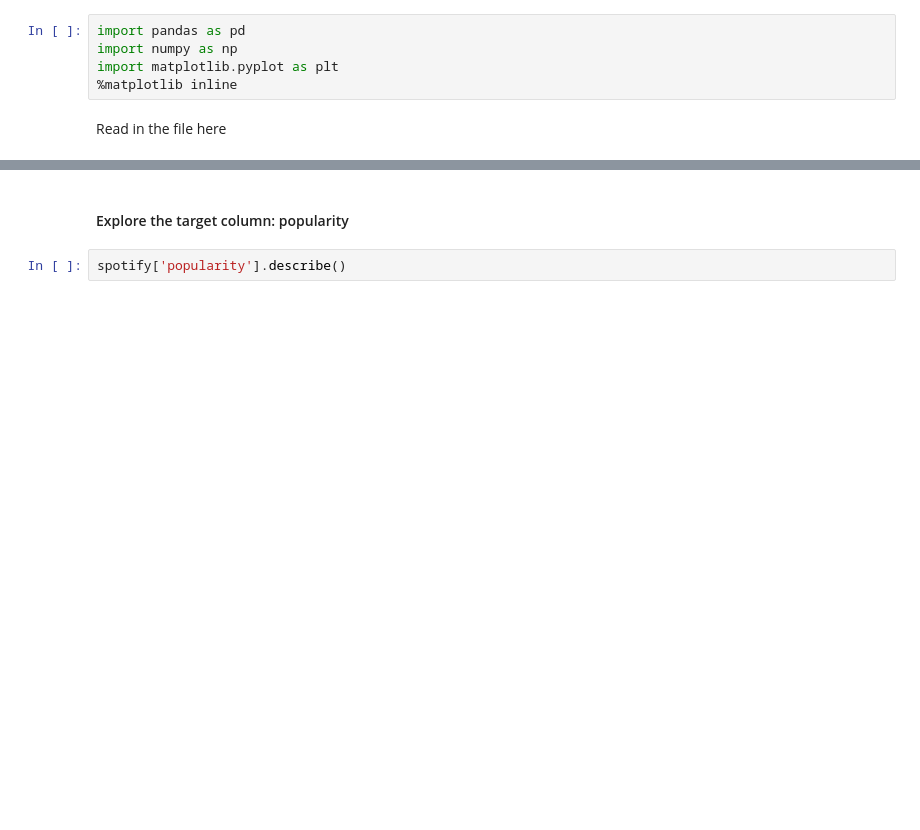
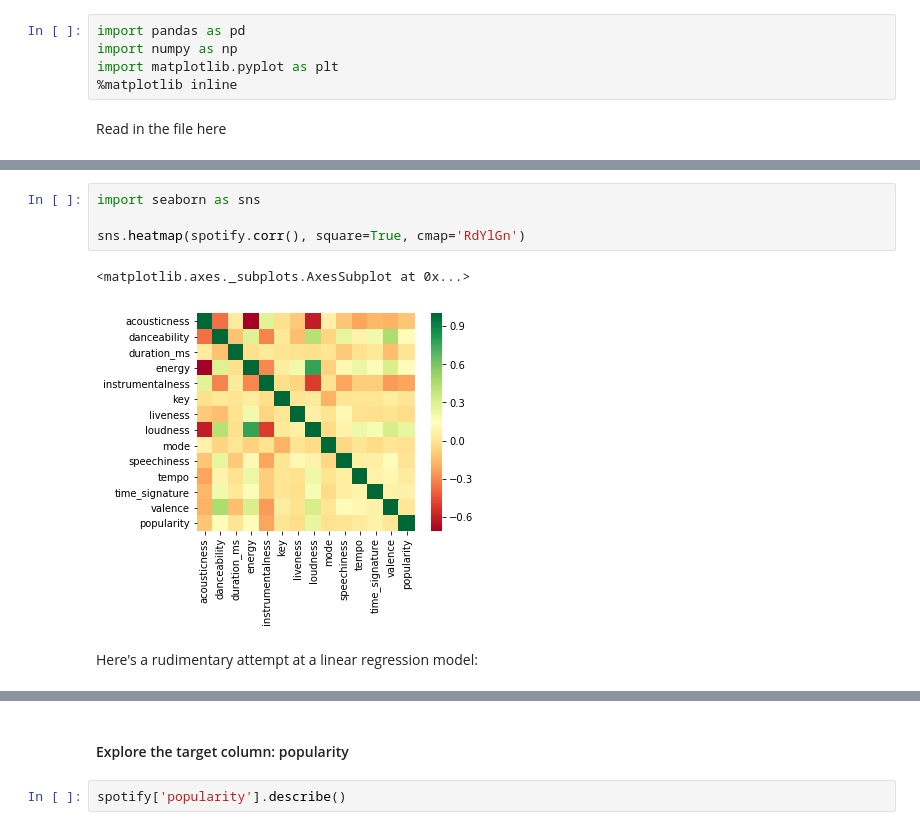
Before and after one commit to twillstw/Springboard-Projects, a Jupyter notebook: Scratchpad.ipynb, the cells around one changed output, grey strips where cells are left out. Drawn from its saved outputs; the diff is of its cells as text; blank space fills up the shorter version.

Commit message:
new experiments with prediction models

```diff
--- a/Scratchpad.ipynb
+++ b/Scratchpad.ipynb
@@ -9,0 +61,9 @@ spotify = pd.read_csv('Data/SpotifyFeatures0419.csv')
+# %%
+import seaborn as sns
+
+sns.heatmap(spotify.corr(), square=True, cmap='RdYlGn')
+# %% [output]
+<matplotlib.axes._subplots.AxesSubplot at 0x...>
+[figure, added]
+# %% [markdown]
+Here's a rudimentary attempt at a linear regression model:
```
Also changed, not shown: parts of 14 cells of this notebook.
